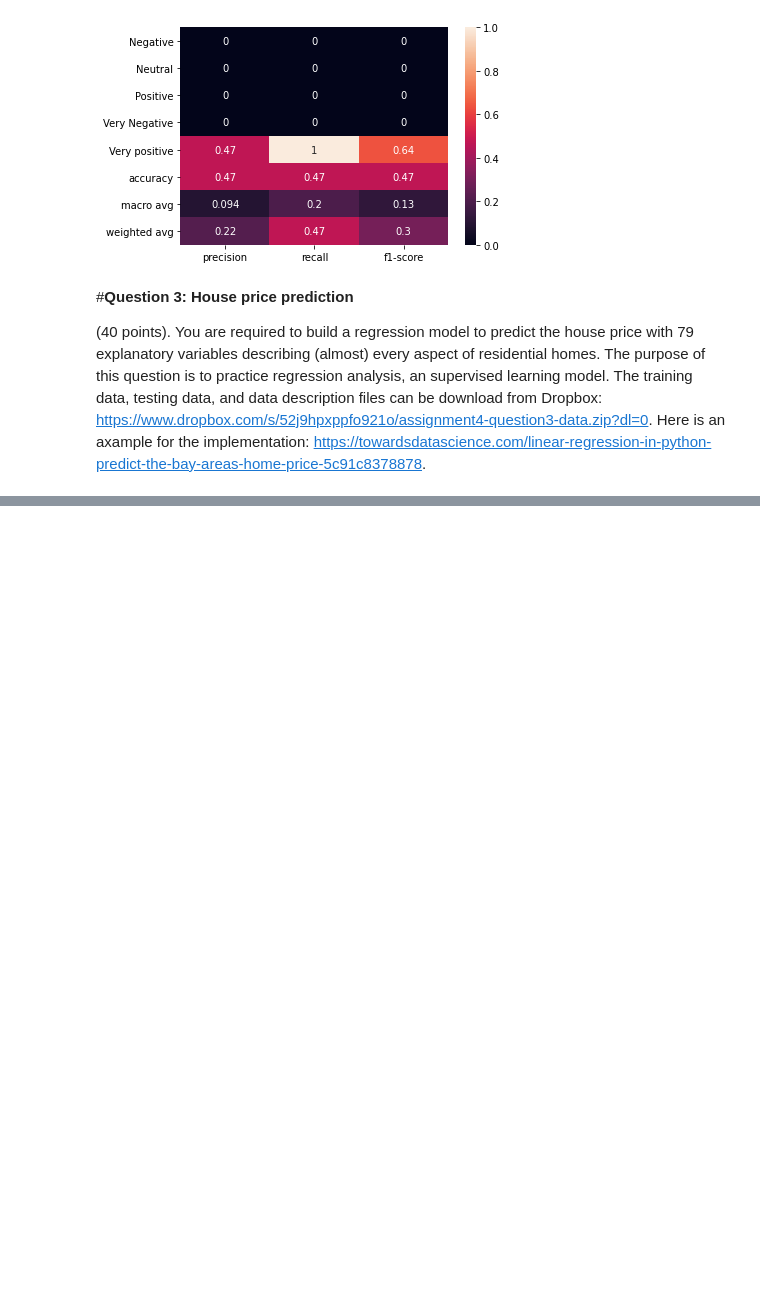
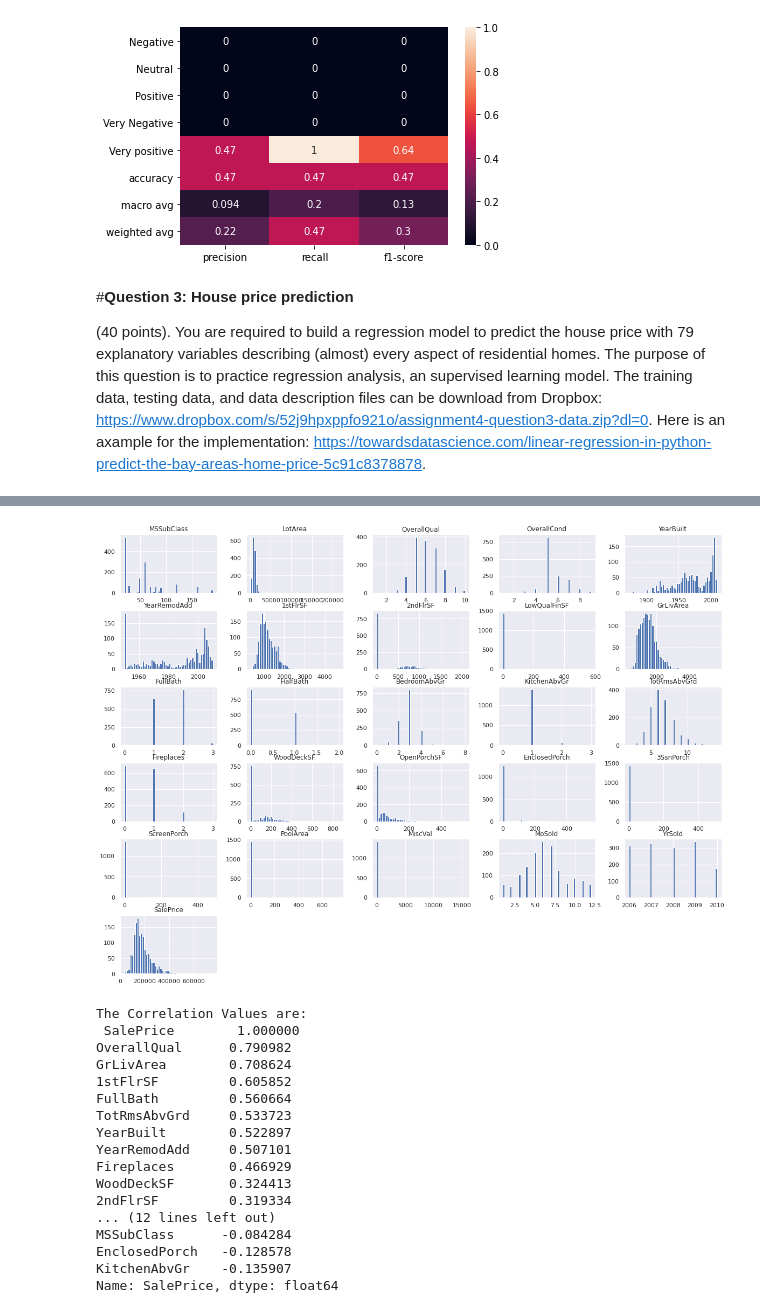
Before and after one commit to rajitakolla/computational_methods, a Jupyter notebook: Assignment04.ipynb, the cells around one changed output, grey strips where cells are left out. Cells and saved outputs as stored; diff of their text form; code cells hidden in the pictures; blank space fills up the shorter version.

```diff
--- a/Assignment04.ipynb
+++ b/Assignment04.ipynb
@@ -584,0 +773,25 @@ visualizer(classification_report(y_test,y_op_multinomialNB,output_dict=True))
+# %%
+corr_matrix_data=train_data.hist(bins=50, figsize=(20,15))
+plt.show()
+corr_matrix = train_data.corr()
+print('The Correlation Values are:\n', corr_matrix["SalePrice"].sort_values(ascending=False))
+corr_matrix.describe()
+# %% [output]
+[figure, added]
+The Correlation Values are:
+ SalePrice        1.000000
+OverallQual      0.790982
+GrLivArea        0.708624
+1stFlrSF         0.605852
+FullBath         0.560664
+TotRmsAbvGrd     0.533723
+YearBuilt        0.522897
+YearRemodAdd     0.507101
+Fireplaces       0.466929
+WoodDeckSF       0.324413
+2ndFlrSF         0.319334
+... (12 lines left out)
+MSSubClass      -0.084284
+EnclosedPorch   -0.128578
+KitchenAbvGr    -0.135907
+Name: SalePrice, dtype: float64
```
Also changed, not shown: parts of 47 cells of this notebook.
